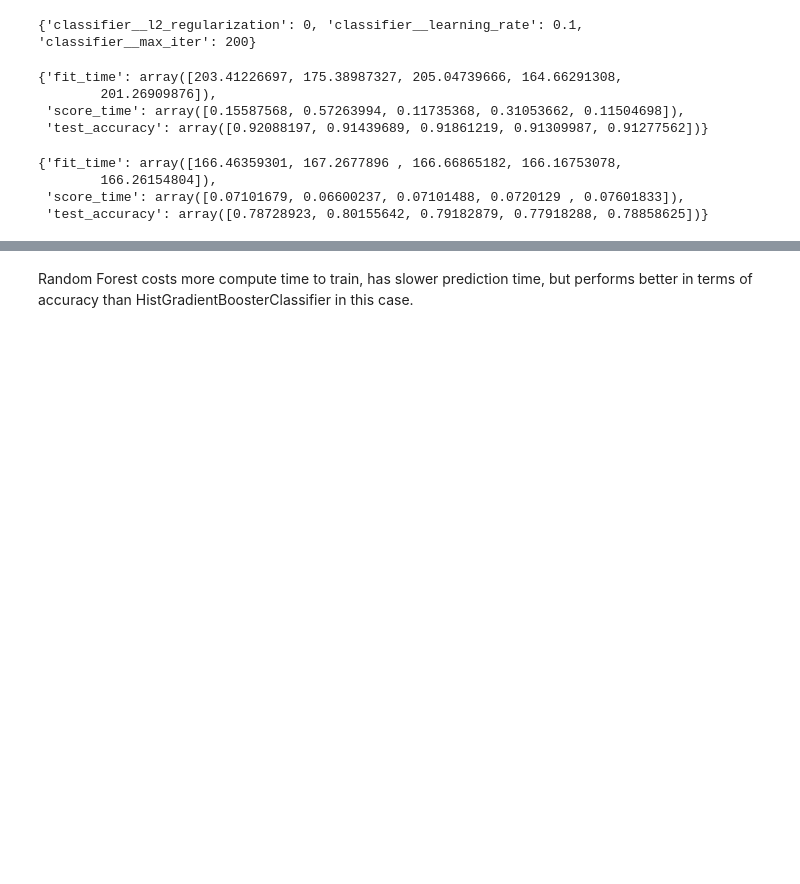
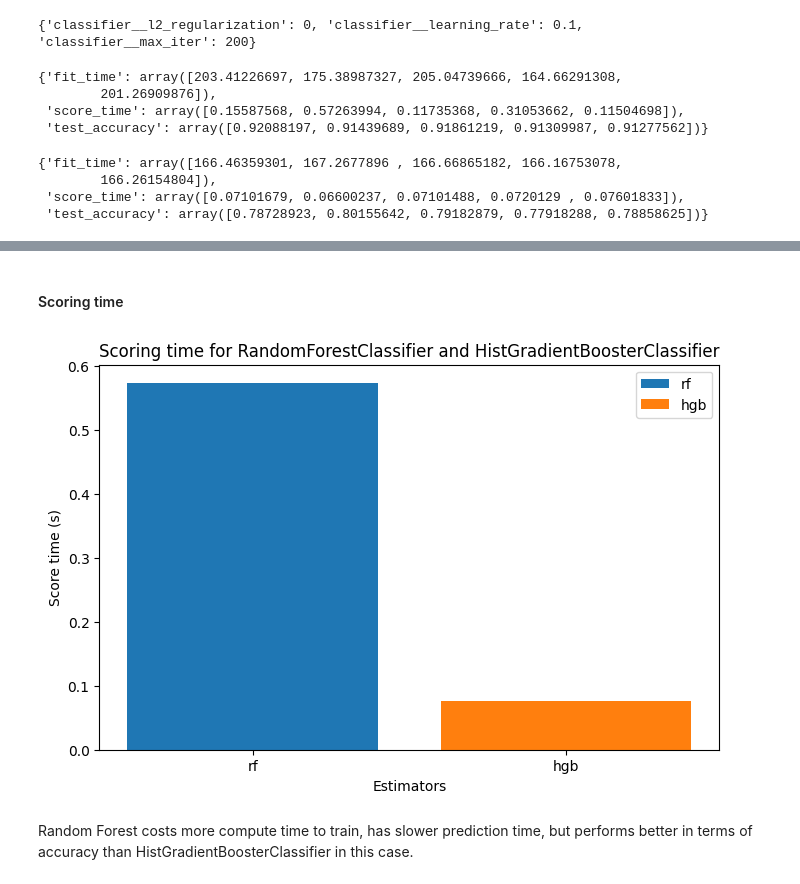
Before and after one commit to zvsuarez/insurance-fraud-pipeline, a Jupyter notebook: cross_val_grid.ipynb, the cells around one changed output, grey strips where cells are left out. Drawn from its saved outputs; the diff is of its cells as text; code cells hidden in the pictures; blank space fills up the shorter version.

```diff
--- a/cross_val_grid.ipynb
+++ b/cross_val_grid.ipynb
@@ -222,2 +245,18 @@ hgb_score
+# %% [markdown]
+#### Scoring time
+# %%
+plt.figure(figsize=(8, 5))
+
+for estimator, metrics in results.items():
+    score_time = metrics['score_time']
+    plt.bar(estimator, score_time, label=estimator)
+
+plt.title('Scoring time for RandomForestClassifier and HistGradientBoosterClassifier')
+plt.xlabel('Estimators')
+plt.ylabel('Score time (s)')
+plt.legend()
+plt.show()
+# %% [output]
+[figure, added]
 # %% [markdown]
 Random Forest costs more compute time to train, has slower prediction time, but performs better in terms of accuracy than HistGradientBoosterClassifier in this case.
```
Also changed, not shown: parts of 3 cells of this notebook.
